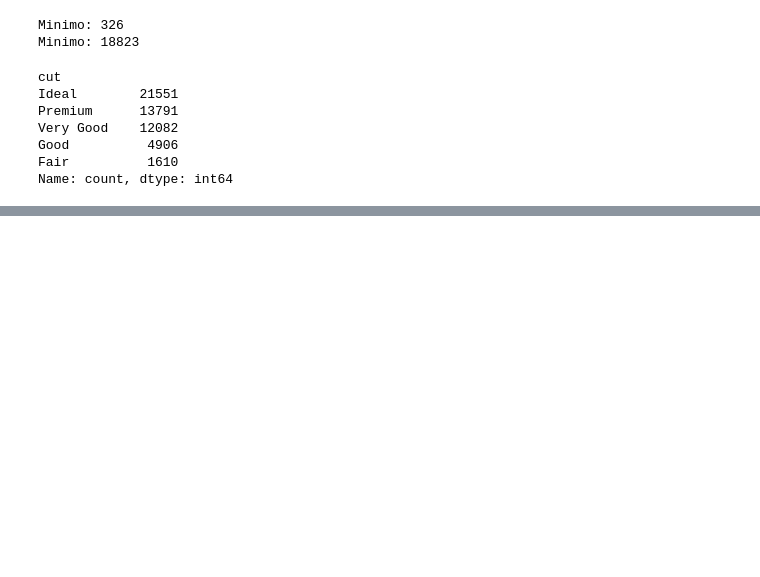
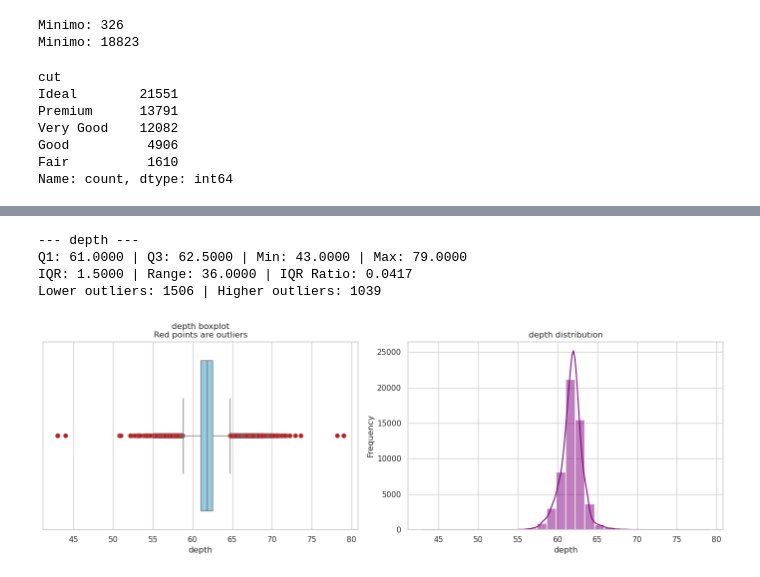
Before and after one commit to Alejoso/taller2-aprendizaje-automatico, a Jupyter notebook: eda.ipynb, the cells around one changed output, grey strips where cells are left out. Saved outputs shown, nothing was run; the diff lists cells and outputs as text; code cells hidden in the pictures; blank space fills up the shorter version.

```diff
--- a/eda.ipynb
+++ b/eda.ipynb
@@ -92,0 +191,37 @@ plt.show()
+# %%
+def analyze_feature_distribution(dataframe, feature_name):
+    """Analyze one numeric feature with Tukey outliers and two plots."""
+    feature = dataframe[feature_name].dropna()
+    q1, q3 = feature.quantile(0.25), feature.quantile(0.75)
+    minimum, maximum = feature.min(), feature.max()
+    iqr, value_range = q3 - q1, maximum - minimum
+    iqr_ratio = iqr / value_range if value_range else float("nan")
+    lower_limit, higher_limit = q1 - 1.5 * iqr, q3 + 1.5 * iqr
+    lower_count = (feature < lower_limit).sum()
+    higher_count = (feature > higher_limit).sum()
+
+    print(f"\n--- {feature_name} ---")
+    print(f"Q1: {q1:.4f} | Q3: {q3:.4f} | Min: {minimum:.4f} | Max: {maximum:.4f}")
+    print(f"IQR: {iqr:.4f} | Range: {value_range:.4f} | IQR Ratio: {iqr_ratio:.4f}")
+    print(f"Lower outliers: {lower_count} | Higher outliers: {higher_count}")
+
+    sns.set_theme(style="whitegrid")
+    fig, axes = plt.subplots(1, 2, figsize=(14, 5))
+    sns.boxplot(x=feature, ax=axes[0], color="skyblue", flierprops={"markerfacecolor": "red", "marker": "o"})
+    axes[0].set_title(f"{feature_name} boxplot\nRed points are outliers")
+    axes[0].set_xlabel(feature_name)
+    sns.histplot(x=feature, ax=axes[1], kde=True, color="purple", bins=30)
+    axes[1].set_title(f"{feature_name} distribution")
+    axes[1].set_xlabel(feature_name)
+    axes[1].set_ylabel("Frequency")
+    plt.tight_layout()
+    plt.show()
+    return {"Q1": q1, "Q3": q3, "Min": minimum, "Max": maximum, "IQR": iqr, "Range": value_range, "IQR Ratio": iqr_ratio, "Lower outliers": lower_count, "Higher outliers": higher_count}
+# %%
+depth_results = analyze_feature_distribution(df, "depth")
+# %% [output]
+--- depth ---
+Q1: 61.0000 | Q3: 62.5000 | Min: 43.0000 | Max: 79.0000
+IQR: 1.5000 | Range: 36.0000 | IQR Ratio: 0.0417
+Lower outliers: 1506 | Higher outliers: 1039
+[figure, added]
```
Also changed, not shown: parts of 22 cells of this notebook, 1 other file.
